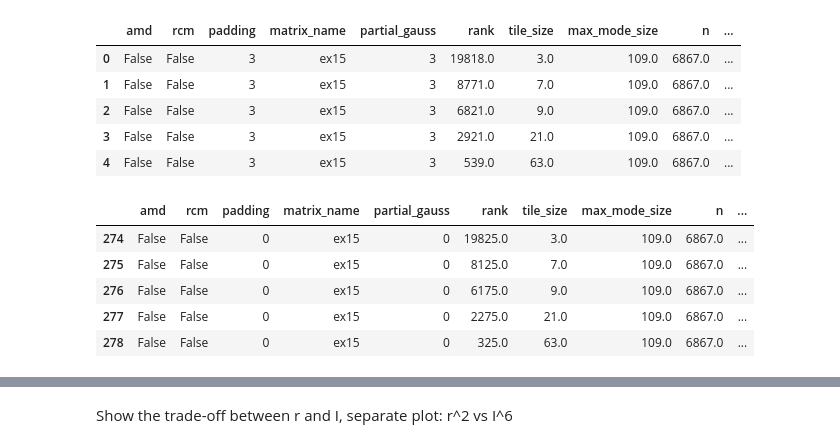
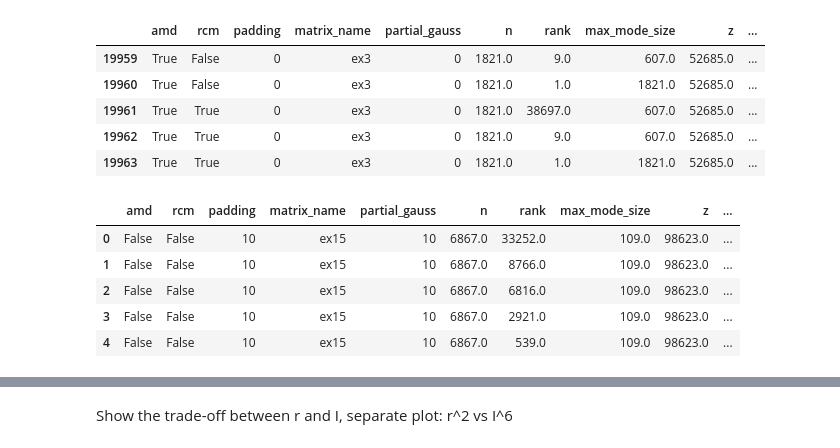
Before and after one commit to cbakos/sparse_tt_decomp_opt, a Jupyter notebook: src/analysis/experiment_data_analysis.ipynb, the cells around one changed output, grey strips where cells are left out. Cells and saved outputs as stored; diff of their text form; code cells hidden in the pictures.

Commit message:
latest plots, remove old data

```diff
--- a/src/analysis/experiment_data_analysis.ipynb
+++ b/src/analysis/experiment_data_analysis.ipynb
@@ -7,13 +8,13 @@ from scipy import stats
 # %%
-df = pd.read_csv('../../data/sweep_0_3_data.csv')
+df = pd.read_csv('../../data/sweep_0_10_data.csv')
 df.drop(columns=["run_id", "run_name", "_runtime", "_step", "_timestamp"], inplace=True)
 # %%
-df.head()
+df.tail()
 # %% [output]
-|  | amd | rcm | padding | matrix_name | partial_gauss | rank | tile_size | max_mode_size | n | ... |
-| 0 | False | False | 3 | ex15 | 3 | 19818.0 | 3.0 | 109.0 | 6867.0 | ... |
-| 1 | False | False | 3 | ex15 | 3 | 8771.0 | 7.0 | 109.0 | 6867.0 | ... |
-| 2 | False | False | 3 | ex15 | 3 | 6821.0 | 9.0 | 109.0 | 6867.0 | ... |
-| 3 | False | False | 3 | ex15 | 3 | 2921.0 | 21.0 | 109.0 | 6867.0 | ... |
-| 4 | False | False | 3 | ex15 | 3 | 539.0 | 63.0 | 109.0 | 6867.0 | ... |
+|  | amd | rcm | padding | matrix_name | partial_gauss | n | rank | max_mode_size | z | ... |
+| 19959 | True | False | 0 | ex3 | 0 | 1821.0 | 9.0 | 607.0 | 52685.0 | ... |
+| 19960 | True | False | 0 | ex3 | 0 | 1821.0 | 1.0 | 1821.0 | 52685.0 | ... |
+| 19961 | True | True | 0 | ex3 | 0 | 1821.0 | 38697.0 | 607.0 | 52685.0 | ... |
+| 19962 | True | True | 0 | ex3 | 0 | 1821.0 | 9.0 | 607.0 | 52685.0 | ... |
+| 19963 | True | True | 0 | ex3 | 0 | 1821.0 | 1.0 | 1821.0 | 52685.0 | ... |
 # %%
@@ -23,11 +23,11 @@ df["max_mode_size6"] = df["max_mode_size"]**6
 baseline_df = df[(df['amd'] == False) & (df['rcm'] == False) & (df['partial_gauss'] == 0) & (df['padding'] == 0)]
 padding_df = df[(df['amd'] == False) & (df['rcm'] == False) & (df['partial_gauss'] == 0)]
 # %%
-baseline_df.head()
+df.head()
 # %% [output]
-|  | amd | rcm | padding | matrix_name | partial_gauss | rank | tile_size | max_mode_size | n | ... |
-| 274 | False | False | 0 | ex15 | 0 | 19825.0 | 3.0 | 109.0 | 6867.0 | ... |
-| 275 | False | False | 0 | ex15 | 0 | 8125.0 | 7.0 | 109.0 | 6867.0 | ... |
-| 276 | False | False | 0 | ex15 | 0 | 6175.0 | 9.0 | 109.0 | 6867.0 | ... |
-| 277 | False | False | 0 | ex15 | 0 | 2275.0 | 21.0 | 109.0 | 6867.0 | ... |
-| 278 | False | False | 0 | ex15 | 0 | 325.0 | 63.0 | 109.0 | 6867.0 | ... |
+|  | amd | rcm | padding | matrix_name | partial_gauss | n | rank | max_mode_size | z | ... |
+| 0 | False | False | 10 | ex15 | 10 | 6867.0 | 33252.0 | 109.0 | 98623.0 | ... |
+| 1 | False | False | 10 | ex15 | 10 | 6867.0 | 8766.0 | 109.0 | 98623.0 | ... |
+| 2 | False | False | 10 | ex15 | 10 | 6867.0 | 6816.0 | 109.0 | 98623.0 | ... |
+| 3 | False | False | 10 | ex15 | 10 | 6867.0 | 2921.0 | 109.0 | 98623.0 | ... |
+| 4 | False | False | 10 | ex15 | 10 | 6867.0 | 539.0 | 109.0 | 98623.0 | ... |
```
Also changed, not shown: parts of 8 cells of this notebook, 7 other files.
